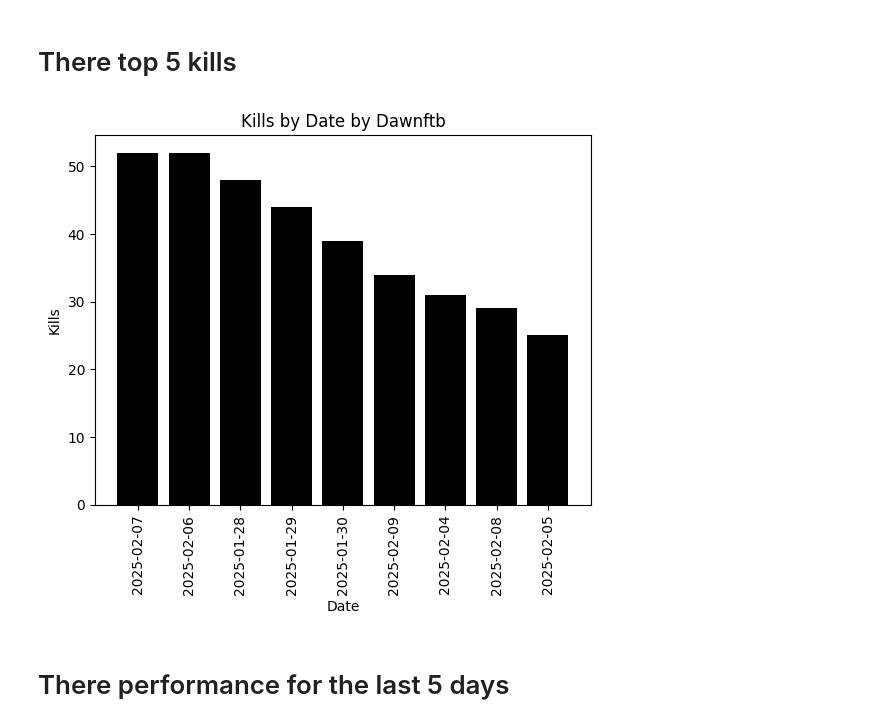
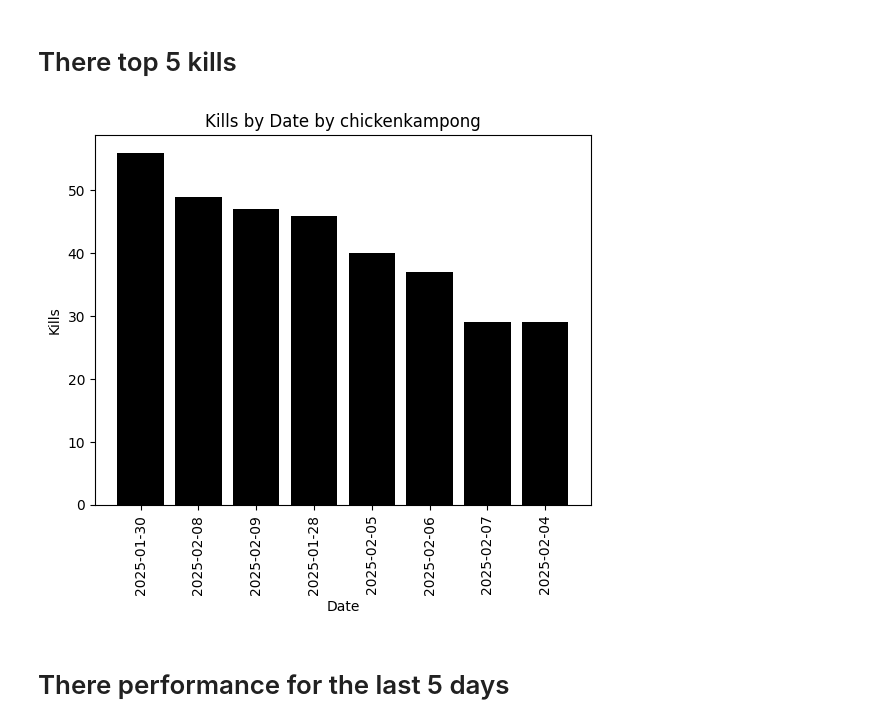
Before and after one commit to cakethehuman/brunswick-audit, a Jupyter notebook: all logs (death)/main.ipynb, the cells around one changed output. Saved outputs shown, nothing was run; the diff lists cells and outputs as text; code cells hidden in the pictures.

```diff
--- a/main.ipynb
+++ b/all logs (death)/main.ipynb
@@ -54,22 +62,22 @@ The average kills for everyone is:  44
 # %% [markdown]
 # There top 5 kills
 # %%
-find_avg = df[df["name"] == "Dawnftb"]
+find_avg = df[df["name"] == "chickenkampong"]
 #you can put anyname
 find_avg["kills"].mean()
 
 number_sort = find_avg["kills"].sort_values(ascending=False)
 
 plt.bar(find_avg.sort_values(ascending=False, by="kills")["date"], find_avg["kills"].sort_values(ascending=False), color='black')
 
 
 
 plt.title(f"Kills by Date by {find_avg['name'].iloc[0]}")
 plt.xticks(rotation=90)
 plt.xlabel("Date")
 plt.ylabel("Kills")
 plt.show()
 # %% [output]
-[figure, old version]
+[figure, new version]
 # %% [markdown]
 # There performance for the last 5 days
```
Also changed, not shown: parts of 4 cells of this notebook, 3 other files.
